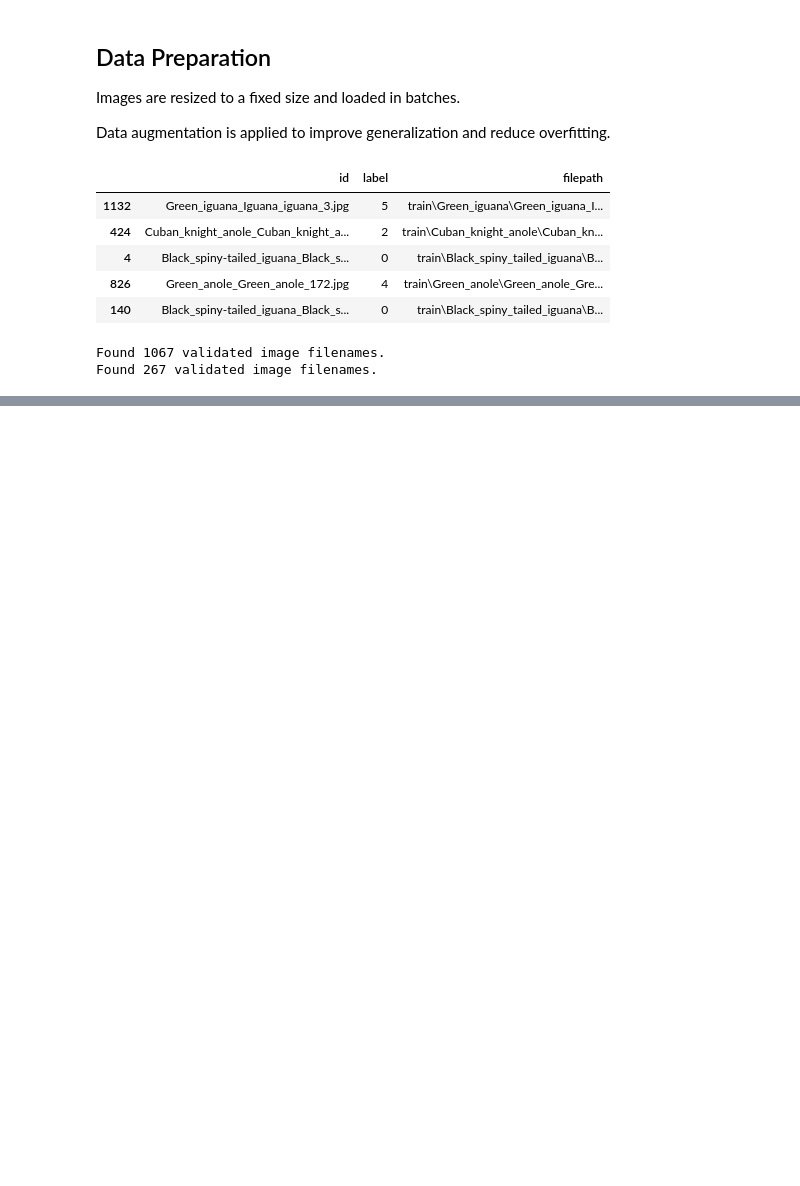
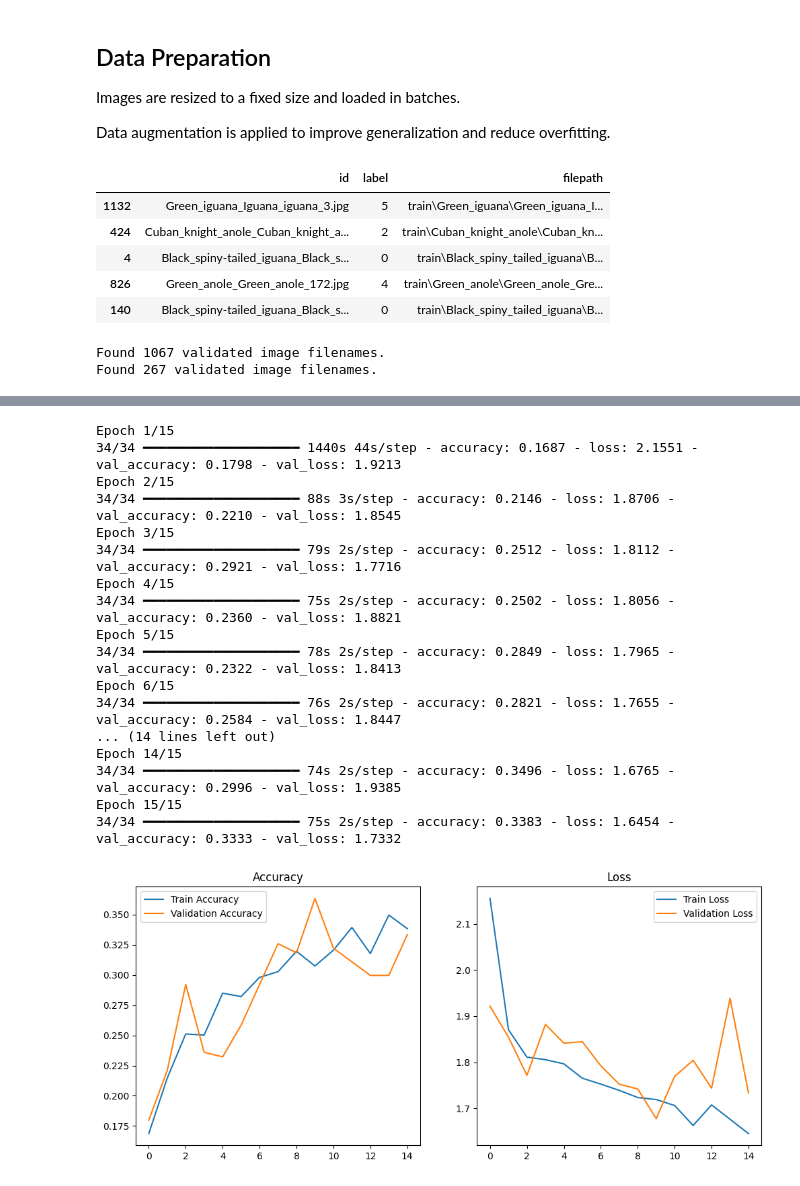
Before and after one commit to IlliaKrivoruchko/lizard-challenge, a Jupyter notebook: lizard.ipynb, the cells around one changed output, grey strips where cells are left out. Cells and saved outputs as stored; diff of their text form; code cells hidden in the pictures; blank space fills up the shorter version.

Commit message:
basic model

```diff
--- a/lizard.ipynb
+++ b/lizard.ipynb
@@ -223,0 +285,6 @@ Found 267 validated image filenames.
+# %%
+baseline_model.compile(
+    optimizer='adam',
+    loss='sparse_categorical_crossentropy',
+    metrics=['accuracy']
+)
@@ -223,0 +301,41 @@ Found 267 validated image filenames.
+# %%
+history = baseline_model.fit(
+    train_loader,
+    validation_data=val_loader,
+    epochs=15
+)
+
+plt.figure(figsize=(12,5))
+
+plt.subplot(1,2,1)
+plt.plot(history.history['accuracy'], label='Train Accuracy')
+plt.plot(history.history['val_accuracy'], label='Validation Accuracy')
+plt.legend()
+plt.title("Accuracy")
+
+plt.subplot(1,2,2)
+plt.plot(history.history['loss'], label='Train Loss')
+plt.plot(history.history['val_loss'], label='Validation Loss')
+plt.legend()
+plt.title("Loss")
+
+plt.show()
+# %% [output]
+Epoch 1/15
+34/34 ━━━━━━━━━━━━━━━━━━━━ 1440s 44s/step - accuracy: 0.1687 - loss: 2.1551 - val_accuracy: 0.1798 - val_loss: 1.9213
+Epoch 2/15
+34/34 ━━━━━━━━━━━━━━━━━━━━ 88s 3s/step - accuracy: 0.2146 - loss: 1.8706 - val_accuracy: 0.2210 - val_loss: 1.8545
+Epoch 3/15
+34/34 ━━━━━━━━━━━━━━━━━━━━ 79s 2s/step - accuracy: 0.2512 - loss: 1.8112 - val_accuracy: 0.2921 - val_loss: 1.7716
+Epoch 4/15
+34/34 ━━━━━━━━━━━━━━━━━━━━ 75s 2s/step - accuracy: 0.2502 - loss: 1.8056 - val_accuracy: 0.2360 - val_loss: 1.8821
+Epoch 5/15
+34/34 ━━━━━━━━━━━━━━━━━━━━ 78s 2s/step - accuracy: 0.2849 - loss: 1.7965 - val_accuracy: 0.2322 - val_loss: 1.8413
+Epoch 6/15
+34/34 ━━━━━━━━━━━━━━━━━━━━ 76s 2s/step - accuracy: 0.2821 - loss: 1.7655 - val_accuracy: 0.2584 - val_loss: 1.8447
+... (14 lines left out)
+Epoch 14/15
+34/34 ━━━━━━━━━━━━━━━━━━━━ 74s 2s/step - accuracy: 0.3496 - loss: 1.6765 - val_accuracy: 0.2996 - val_loss: 1.9385
+Epoch 15/15
+34/34 ━━━━━━━━━━━━━━━━━━━━ 75s 2s/step - accuracy: 0.3383 - loss: 1.6454 - val_accuracy: 0.3333 - val_loss: 1.7332
+[figure, added]
```
Also changed, not shown: parts of 4 cells of this notebook.
